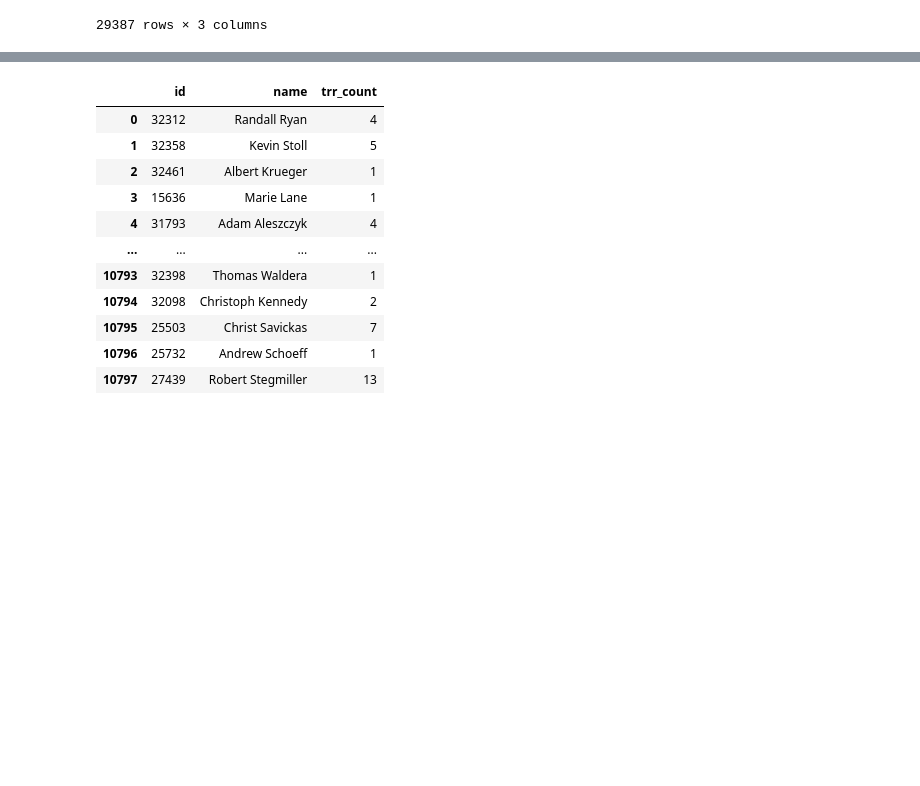
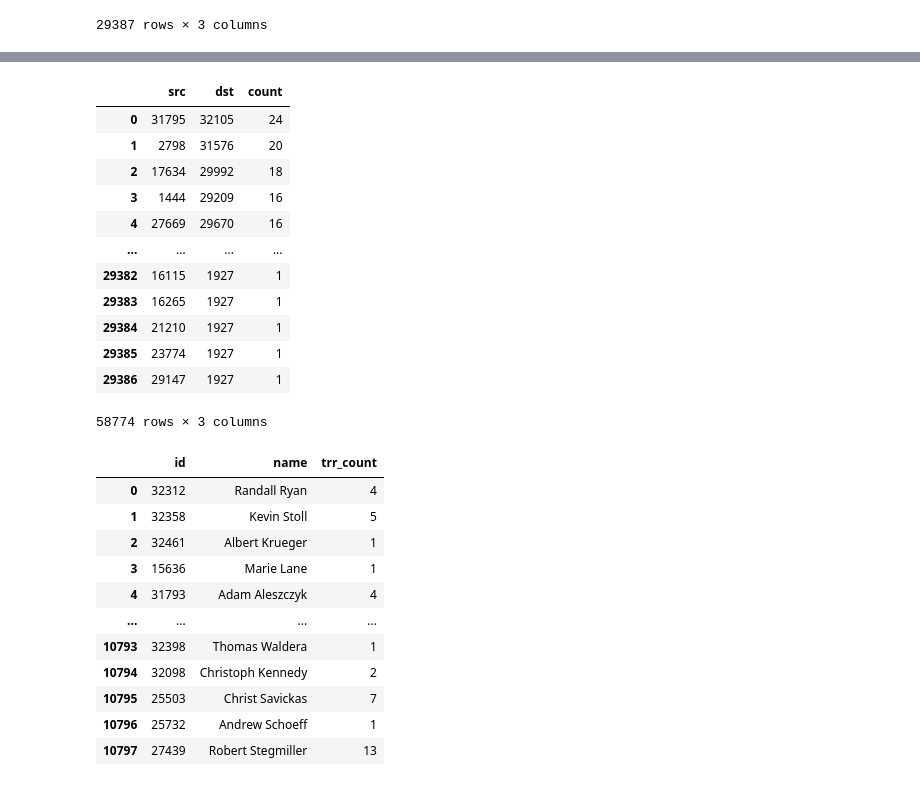
Before and after one commit to lqwdev/The-Freedom-Deer, a Jupyter notebook: cp4/src/graph.ipynb, the cells around one changed output, grey strips where cells are left out. Saved outputs shown, nothing was run; the diff lists cells and outputs as text; code cells hidden in the pictures; blank space fills up the shorter version.

```diff
--- a/cp4/src/graph.ipynb
+++ b/cp4/src/graph.ipynb
@@ -47,3 +68,20 @@ edges
+# %%
+aedges = pd.concat([edges, edges_reverse])
+aedges
+# %% [output]
+|  | src | dst | count |
+| 0 | 31795 | 32105 | 24 |
+| 1 | 2798 | 31576 | 20 |
+| 2 | 17634 | 29992 | 18 |
+| 3 | 1444 | 29209 | 16 |
+| 4 | 27669 | 29670 | 16 |
+| ... | ... | ... | ... |
+| 29382 | 16115 | 1927 | 1 |
+| 29383 | 16265 | 1927 | 1 |
+| 29384 | 21210 | 1927 | 1 |
+| 29385 | 23774 | 1927 | 1 |
+| 29386 | 29147 | 1927 | 1 |
+58774 rows × 3 columns
 # %%
 cursor.execute("""
     SELECT  id, first_name || ' ' || last_name "name", trr_count
```
Also changed, not shown: parts of 6 cells of this notebook.
